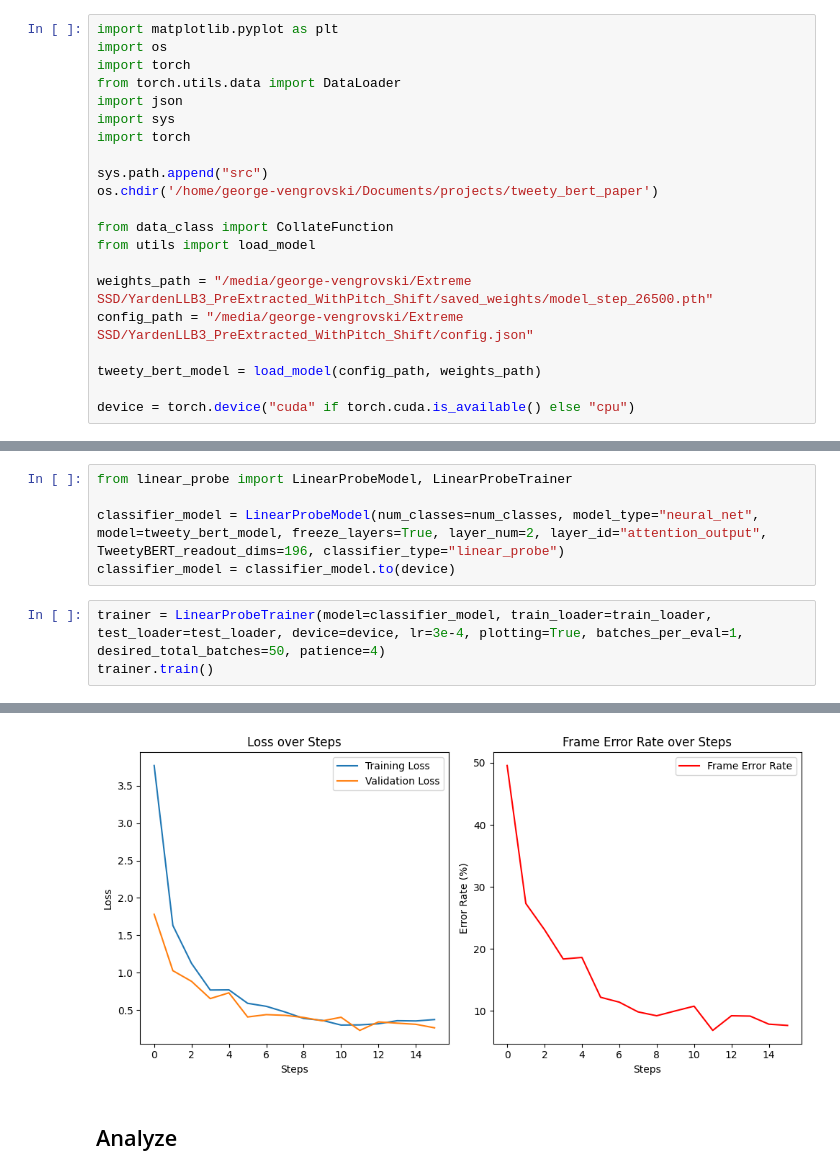
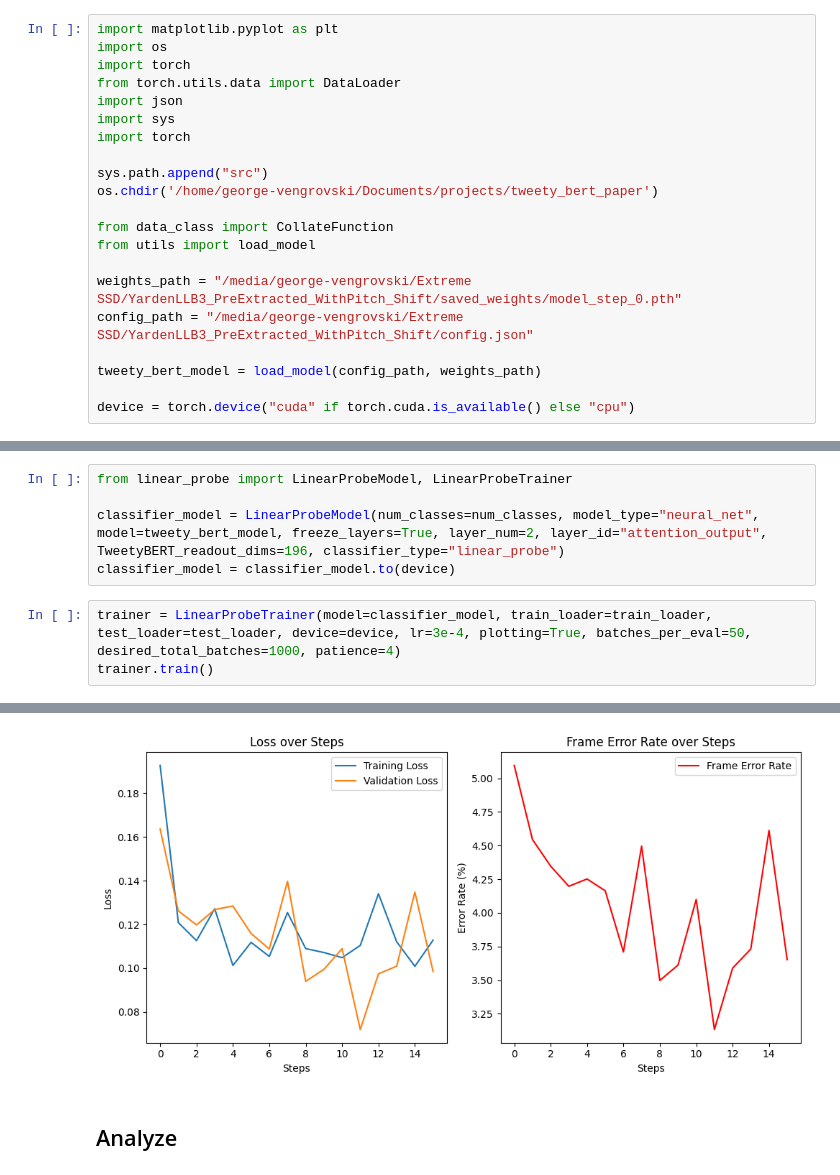
Before and after one commit to georgevenven/tweety_bert, a Jupyter notebook: notebooks/tweetyBERT_FER.ipynb, the cells around one changed output, grey strips where cells are left out. Saved outputs shown, nothing was run; the diff lists cells and outputs as text.

```diff
--- a/notebooks/tweetyBERT_FER.ipynb
+++ b/notebooks/tweetyBERT_FER.ipynb
@@ -13,7 +13,7 @@ os.chdir('/home/george-vengrovski/Documents/projects/tweety_bert_paper')
 from data_class import CollateFunction
 from utils import load_model
 
-weights_path = "/media/george-vengrovski/Extreme SSD/YardenLLB3_PreExtracted_WithPitch_Shift/saved_weights/model_step_26500.pth"
+weights_path = "/media/george-vengrovski/Extreme SSD/YardenLLB3_PreExtracted_WithPitch_Shift/saved_weights/model_step_0.pth"
 config_path = "/media/george-vengrovski/Extreme SSD/YardenLLB3_PreExtracted_WithPitch_Shift/config.json"
 
 tweety_bert_model = load_model(config_path, weights_path)
@@ -45,6 +45,6 @@ from linear_probe import LinearProbeModel, LinearProbeTrainer
 classifier_model = LinearProbeModel(num_classes=num_classes, model_type="neural_net", model=tweety_bert_model, freeze_layers=True, layer_num=2, layer_id="attention_output", TweetyBERT_readout_dims=196, classifier_type="linear_probe")
 classifier_model = classifier_model.to(device)
 # %%
-trainer = LinearProbeTrainer(model=classifier_model, train_loader=train_loader, test_loader=test_loader, device=device, lr=3e-4, plotting=True, batches_per_eval=1, desired_total_batches=50, patience=4)
+trainer = LinearProbeTrainer(model=classifier_model, train_loader=train_loader, test_loader=test_loader, device=device, lr=3e-4, plotting=True, batches_per_eval=50, desired_total_batches=1000, patience=4)
 trainer.train()
 # %% [output]
@@ -66,5 +66,5 @@ Step 15: Train Loss 0.3551 FER = 7.87%, Val Loss = 0.3107
 Early stopping triggered
-[figure, old version]
+[figure, new version]
 # %% [markdown]
 ## Analyze
 # %%
```
Also changed, not shown: parts of 2 cells of this notebook.
